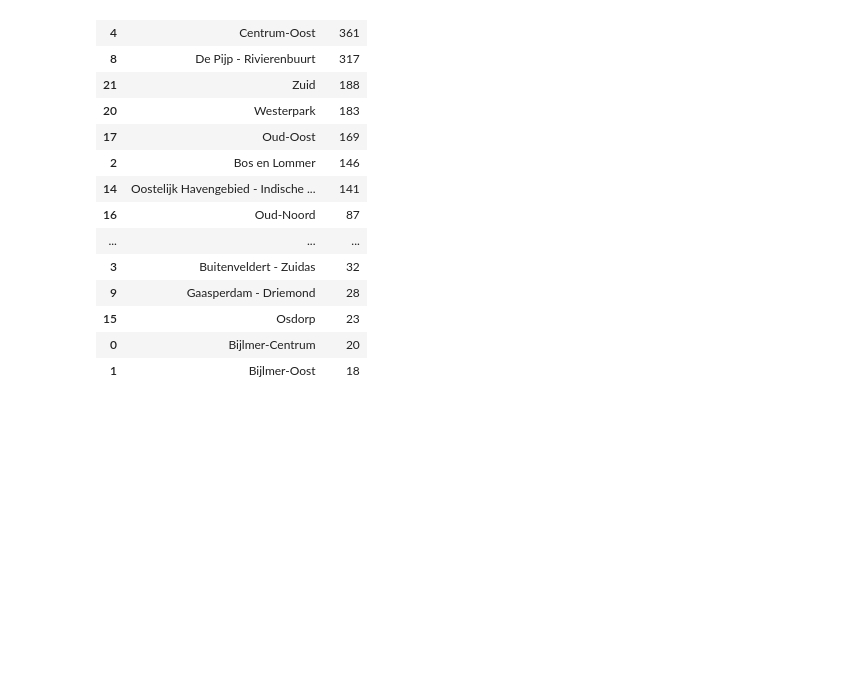
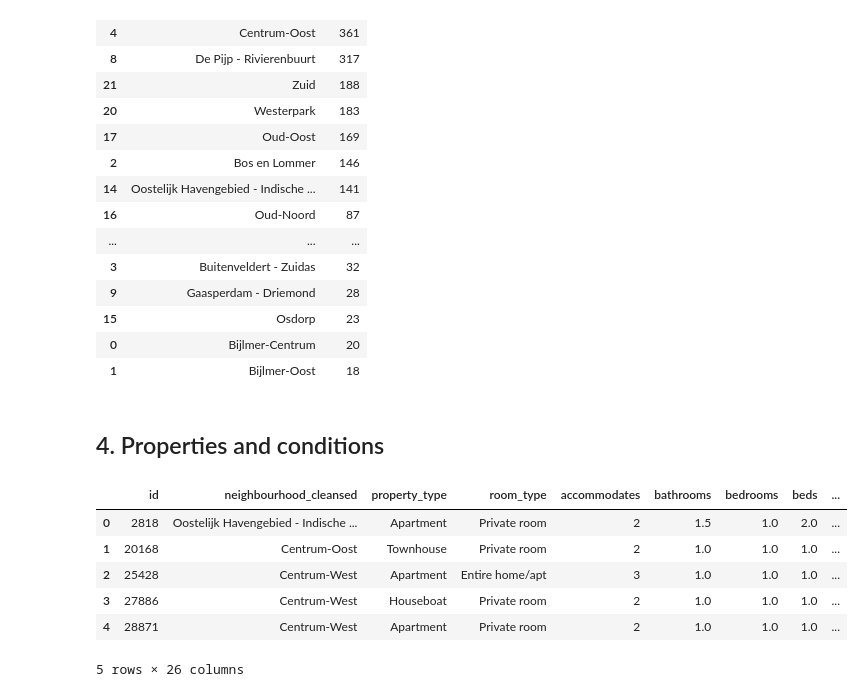
Before and after one commit to Daesparz/airbnb_amsterdam, a Jupyter notebook: Data_analysis/analysis_neighborhoods.ipynb, the cells around one changed output. Drawn from its saved outputs; the diff is of its cells as text; code cells hidden in the pictures; blank space fills up the shorter version.

```diff
--- a/Data_analysis/analysis_neighborhoods.ipynb
+++ b/Data_analysis/analysis_neighborhoods.ipynb
@@ -316,3 +316,7 @@ superhosts.sort_values(by=['count'], ascending=False)
 | 15 | Osdorp | 23 |
 | 0 | Bijlmer-Centrum | 20 |
 | 1 | Bijlmer-Oost | 18 |
+# %% [markdown]
+## 4. Properties and conditions
+# %%
+df_properties = listing.loc[:, 'property_type':'maximum_nights_avg_ntm']
@@ -318,0 +327,10 @@ superhosts.sort_values(by=['count'], ascending=False)
+# %%
+properties.head()
+# %% [output]
+|  | id | neighbourhood_cleansed | property_type | room_type | accommodates | bathrooms | bedrooms | beds | ... |
+| 0 | 2818 | Oostelijk Havengebied - Indische ... | Apartment | Private room | 2 | 1.5 | 1.0 | 2.0 | ... |
+| 1 | 20168 | Centrum-Oost | Townhouse | Private room | 2 | 1.0 | 1.0 | 1.0 | ... |
+| 2 | 25428 | Centrum-West | Apartment | Entire home/apt | 3 | 1.0 | 1.0 | 1.0 | ... |
+| 3 | 27886 | Centrum-West | Houseboat | Private room | 2 | 1.0 | 1.0 | 1.0 | ... |
+| 4 | 28871 | Centrum-West | Apartment | Private room | 2 | 1.0 | 1.0 | 1.0 | ... |
+5 rows × 26 columns
```
Also changed, not shown: parts of 17 cells of this notebook.
